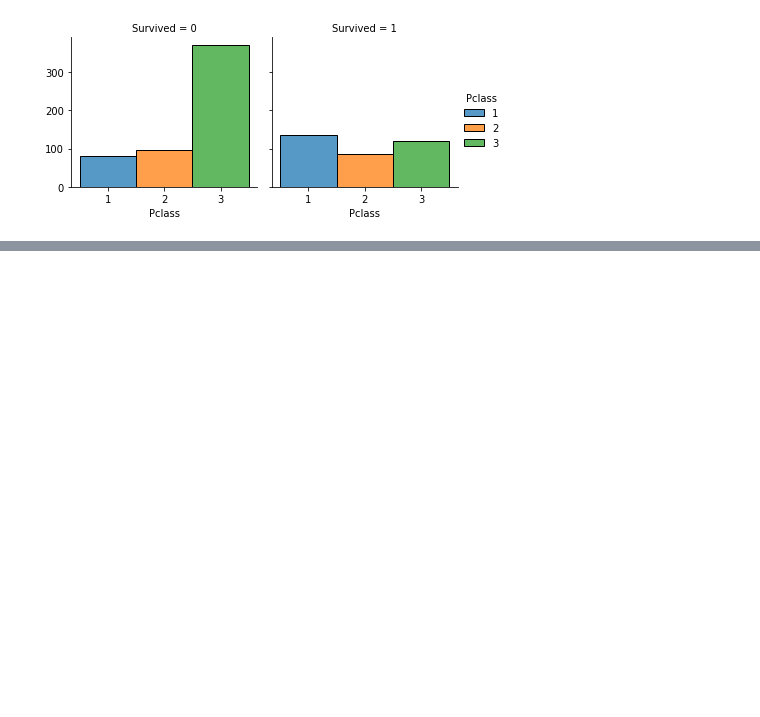
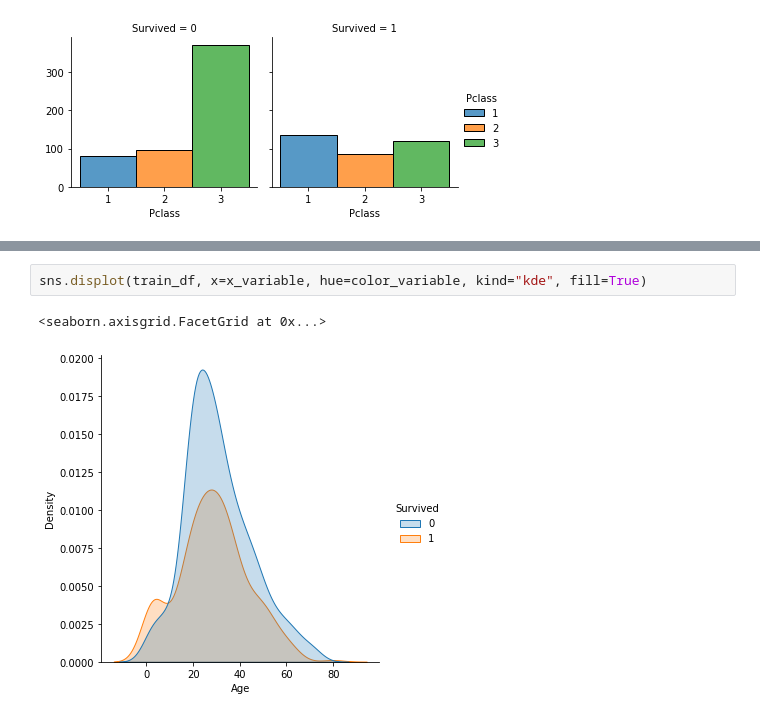
Before and after one commit to breoganpardo/titanic_survival_dataset, a Jupyter notebook: notebooks/Titanic survival EDA.ipynb, the cells around one changed output, grey strips where cells are left out. Cells and saved outputs as stored; diff of their text form; blank space fills up the shorter version.

```diff
--- a/notebooks/Titanic survival EDA.ipynb
+++ b/notebooks/Titanic survival EDA.ipynb
@@ -147,0 +179,5 @@ g.add_legend()
+# %%
+sns.displot(train_df, x=x_variable, hue=color_variable, kind="kde", fill=True)
+# %% [output]
+<seaborn.axisgrid.FacetGrid at 0x...>
+[figure, added]
```
Also changed, not shown: parts of 55 cells of this notebook, 2 other files.
